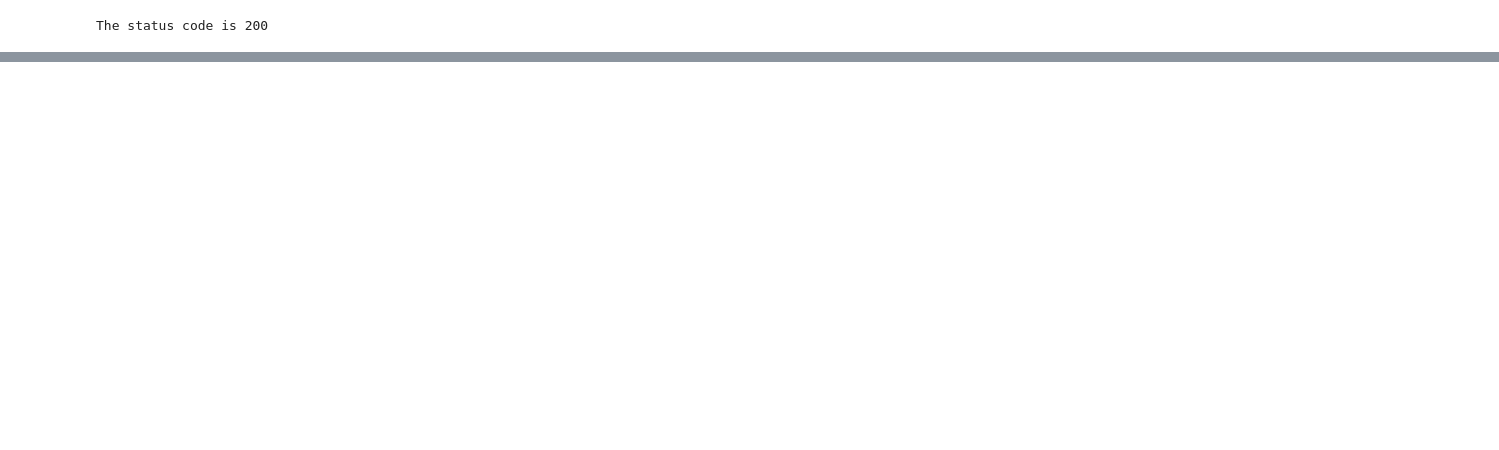
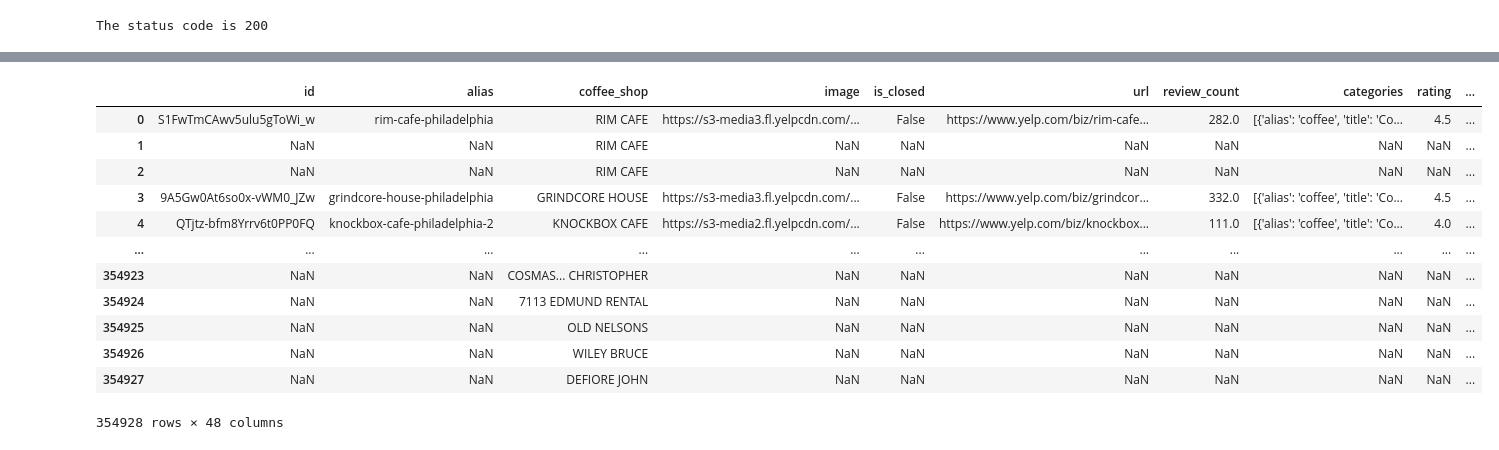
Before and after one commit to miketyburczy/etl-project, a Jupyter notebook: coffee_etl.ipynb, the cells around one changed output, grey strips where cells are left out. Saved outputs shown, nothing was run; the diff lists cells and outputs as text; code cells hidden in the pictures; blank space fills up the shorter version.

```diff
--- a/coffee_etl.ipynb
+++ b/coffee_etl.ipynb
@@ -493,0 +420,2 @@ cleancombineddf
+# %%
+combined_df['coffee_shop'] = combined_df['coffee_shop'].str.upper()
@@ -493,0 +431,4 @@ cleancombineddf
+# %%
+license_file = "./Resources/business_licenses.csv"
+license_df = pd.read_csv(license_file)
+license_df.head()
@@ -493,0 +443,2 @@ cleancombineddf
+# %%
+license_df.rename(columns = {'business_name' : 'coffee_shop'}, inplace = True)
@@ -493,0 +461,18 @@ cleancombineddf
+# %%
+all_combined_df = pd.merge(combined_df, license_df, on='coffee_shop', how='outer')
+# %%
+all_combined_df
+# %% [output]
+|  | id | alias | coffee_shop | image | is_closed | url | review_count | categories | rating | ... |
+| 0 | S1FwTmCAwv5ulu5gToWi_w | rim-cafe-philadelphia | RIM CAFE | https://s3-media3.fl.yelpcdn.com/... | False | https://www.yelp.com/biz/rim-cafe... | 282.0 | [{'alias': 'coffee', 'title': 'Co... | 4.5 | ... |
+| 1 | NaN | NaN | RIM CAFE | NaN | NaN | NaN | NaN | NaN | NaN | ... |
+| 2 | NaN | NaN | RIM CAFE | NaN | NaN | NaN | NaN | NaN | NaN | ... |
+| 3 | 9A5Gw0At6so0x-vWM0_JZw | grindcore-house-philadelphia | GRINDCORE HOUSE | https://s3-media3.fl.yelpcdn.com/... | False | https://www.yelp.com/biz/grindcor... | 332.0 | [{'alias': 'coffee', 'title': 'Co... | 4.5 | ... |
+| 4 | QTjtz-bfm8Yrrv6t0PP0FQ | knockbox-cafe-philadelphia-2 | KNOCKBOX CAFE | https://s3-media2.fl.yelpcdn.com/... | False | https://www.yelp.com/biz/knockbox... | 111.0 | [{'alias': 'coffee', 'title': 'Co... | 4.0 | ... |
+| ... | ... | ... | ... | ... | ... | ... | ... | ... | ... | ... |
+| 354923 | NaN | NaN | COSMAS... CHRISTOPHER | NaN | NaN | NaN | NaN | NaN | NaN | ... |
+| 354924 | NaN | NaN | 7113 EDMUND RENTAL | NaN | NaN | NaN | NaN | NaN | NaN | ... |
+| 354925 | NaN | NaN | OLD NELSONS | NaN | NaN | NaN | NaN | NaN | NaN | ... |
+| 354926 | NaN | NaN | WILEY BRUCE | NaN | NaN | NaN | NaN | NaN | NaN | ... |
+| 354927 | NaN | NaN | DEFIORE JOHN | NaN | NaN | NaN | NaN | NaN | NaN | ... |
+354928 rows × 48 columns
```
Also changed, not shown: parts of 41 cells of this notebook, 5 other files.
